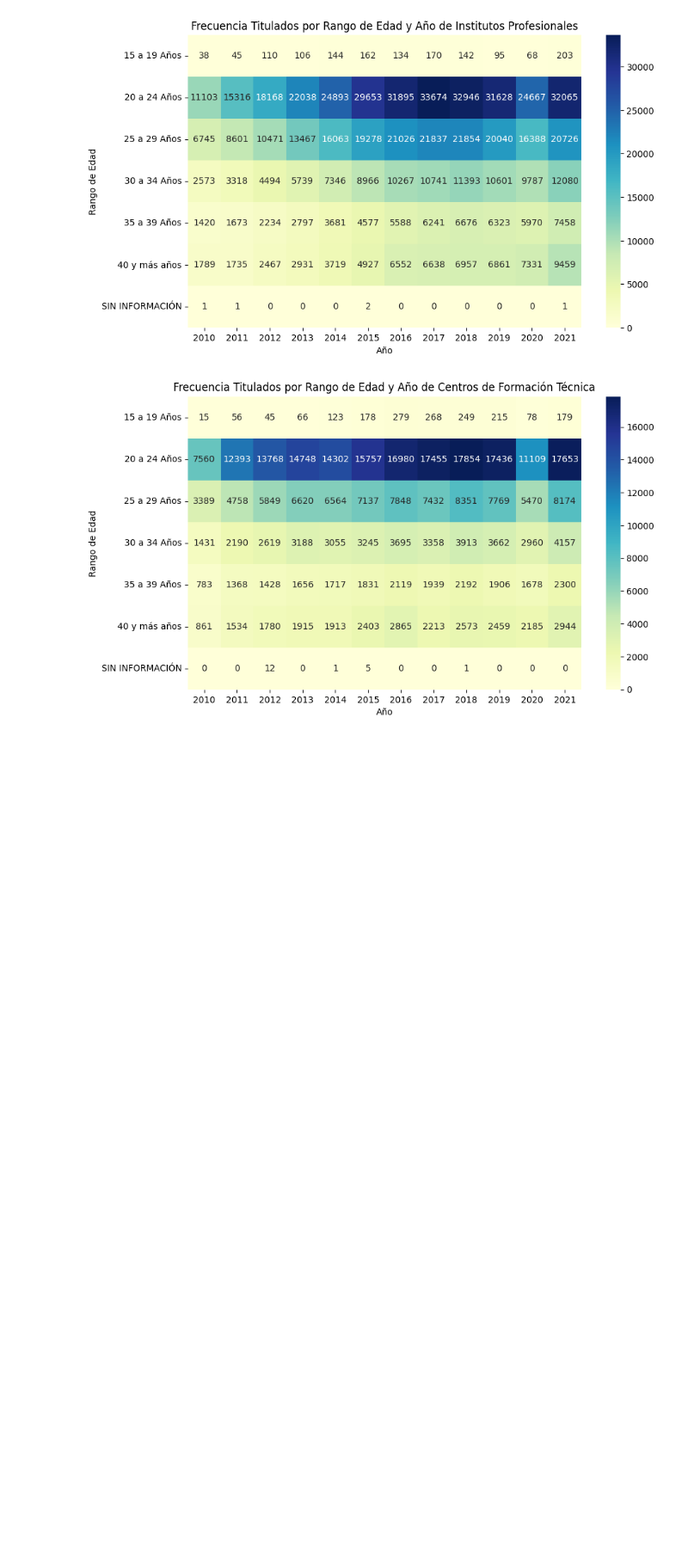
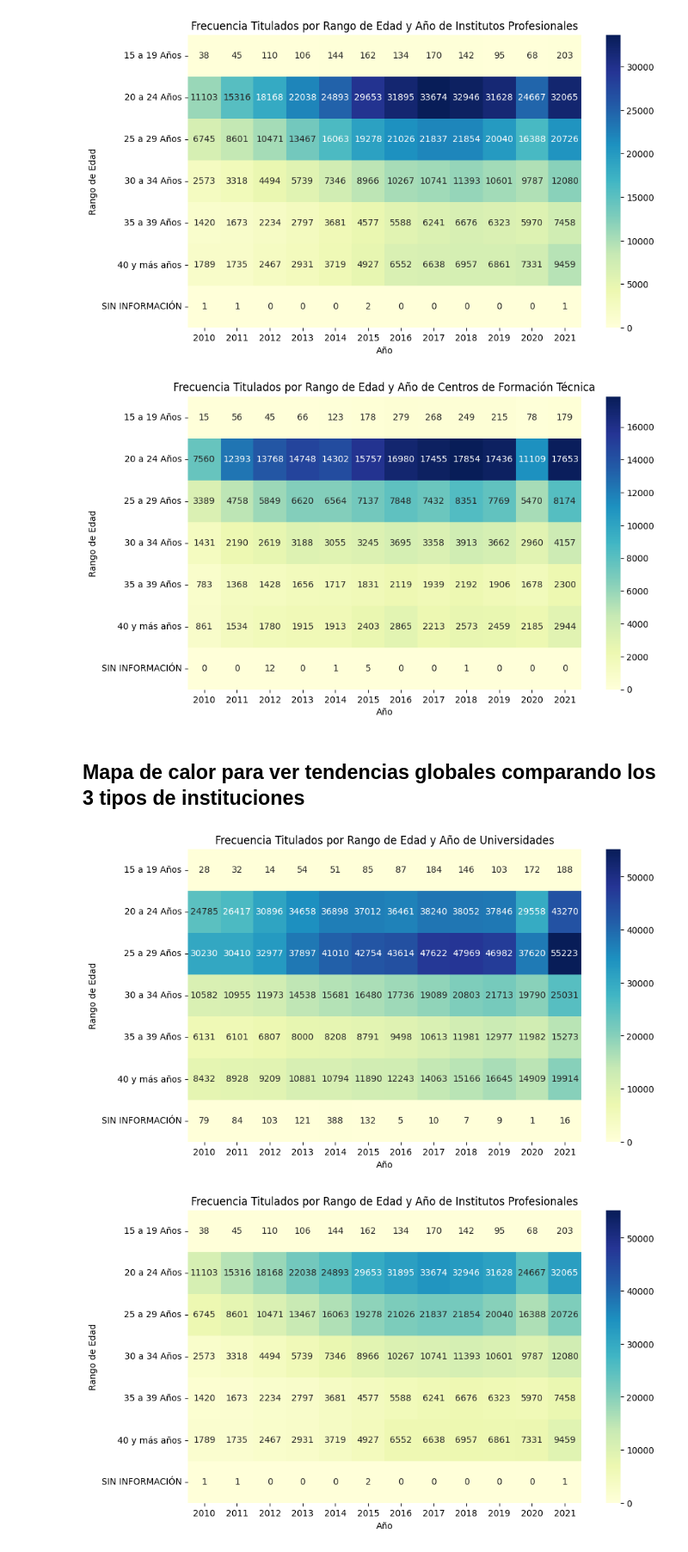
Before and after one commit to NicoBrandstetterr/titulados_ed_superior, a Jupyter notebook: preprocesamiento.ipynb, the cells around one changed output. Shown at 86% size. Cells and saved outputs as stored; diff of their text form; code cells hidden in the pictures; blank space fills up the shorter version.

```diff
--- a/preprocesamiento.ipynb
+++ b/preprocesamiento.ipynb
@@ -107,12 +119,12 @@ for df in data.values():
 # Variación en el tiempo del rango etario según distintos tipos de instituciones
 # %%
 # Cantidad de tipos de instituciones
-tipos_instutuciones = df_final['tipo_inst_1'].unique()
-print(f"Cantidad de tipos de instituciones: {tipos_instutuciones}")
+tipos_instituciones = df_final['tipo_inst_1'].unique()
+print(f"Cantidad de tipos de instituciones: {tipos_instituciones}")
 
 # Numero de instituciones por tipo
 
-for tipo in tipos_instutuciones:
+for tipo in tipos_instituciones:
     print(f"Hay {len(df_final[df_final['tipo_inst_1']==tipo]['nomb_carrera'].unique())} de tipo \"{tipo}\"")
 # %% [output]
 Cantidad de tipos de instituciones: ['Universidades' 'Institutos Profesionales' 'Centros de Formación Técnica']
@@ -136,5 +150,5 @@ counts_df_uni.head()
 # %%
-for tipo in tipos_instutuciones:
+for tipo in tipos_instituciones:
     df = df_final[df_final['tipo_inst_1']==tipo]
     counts_df = pd.pivot_table(df, index='rango_edad', columns='cat_periodo', aggfunc='size', fill_value=0).rename_axis(None, axis=1).reset_index()
     # Crea el mapa de calor
@@ -152,3 +166,39 @@ for tipo in tipos_instutuciones:
 [figure]
 [figure]
 [figure]
+# %% [markdown]
+## Mapa de calor para ver tendencias globales comparando los 3 tipos de instituciones
+# %%
+# Inicializa los mínimos y máximos globales con valores extremos
+min_global = float('inf')
+max_global = float('-inf')
+
+# Itera sobre los tipos de instituciones
+for tipo in tipos_instituciones:
+    df = df_final[df_final['tipo_inst_1'] == tipo]
+    counts_df = pd.pivot_table(df, index='rango_edad', columns='cat_periodo', aggfunc='size', fill_value=0).rename_axis(None, axis=1).reset_index()
+
+    # Actualiza los mínimos y máximos globales
+    min_val = counts_df.iloc[:, 1:].values.min()
+    max_val = counts_df.iloc[:, 1:].values.max()
+    min_global = min(min_global, min_val)
+    max_global = max(max_global, max_val)
+
+# Itera nuevamente sobre los tipos de instituciones para generar los mapas de calor con la escala común
+for tipo in tipos_instituciones:
+    df = df_final[df_final['tipo_inst_1']==tipo]
+    counts_df = pd.pivot_table(df, index='rango_edad', columns='cat_periodo', aggfunc='size', fill_value=0).rename_axis(None, axis=1).reset_index()
+    # Crea el mapa de calor con la escala común
+    plt.figure(figsize=(10, 6))  # Tamaño de la figura
+    sns.heatmap(counts_df.set_index('rango_edad'), cmap='YlGnBu', annot=True, fmt='d', cbar=True, vmin=min_global, vmax=max_global)
+
+    # Personaliza el mapa de calor
+    plt.title(f'Frecuencia Titulados por Rango de Edad y Año de {tipo}')  # Título del gráfico
+    plt.xlabel('Año')  # Etiqueta del eje x
+    plt.ylabel('Rango de Edad')  # Etiqueta del eje y
+
+    # Muestra el mapa de calor
+    plt.show()
+# %% [output]
+[figure, added]
+[figure, added]
```
Also changed, not shown: parts of 5 cells of this notebook.
